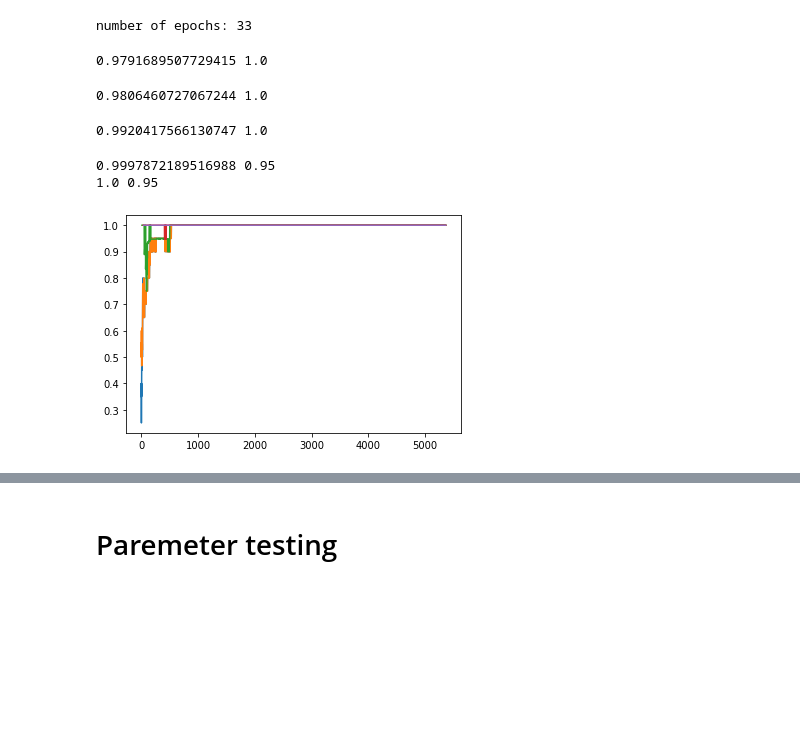
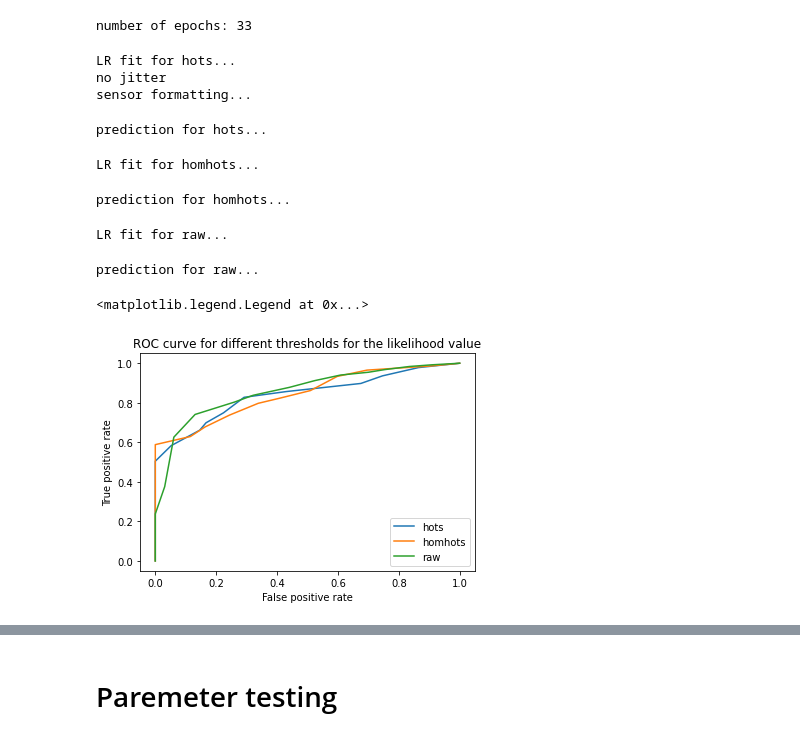
Before and after one commit to SpikeAI/HOTS, a Jupyter notebook: notebooks/RESULTS_02_PokerDVS.ipynb, the cells around one changed output, grey strips where cells are left out. Cells and saved outputs as stored; diff of their text form; code cells hidden in the pictures; blank space fills up the shorter version.

```diff
--- a/notebooks/RESULTS_02_PokerDVS.ipynb
+++ b/notebooks/RESULTS_02_PokerDVS.ipynb
@@ -198,7 +198,13 @@ ds_ev = 1
 # %% [output]
 number of epochs: 33
 # %%
-for name in ['hots','homhots','raw']:
+step = 0.05
+namelist = ['hots','homhots','raw']
+mean_acc = np.zeros([3,len(np.arange(0,1,step))])
+true_positive = np.zeros([3,len(np.arange(0,1,step))])
+false_positive = np.zeros([3,len(np.arange(0,1,step))])
+
+for namnum, name in enumerate(namelist):
     f_name = f'{record_path}{timestr}_LR_results_{name}_{nbclust}_{nb_train}_{nb_test}_{ds_ev}.pkl'
     if isfile(f_name):
         with open(f_name, 'rb') as file:
@@ -210,15 +216,35 @@ for name in ['hots','homhots','raw']:
         likelihood, true_target = predict_data(model,name,timestr,record_path,filt,tau,R,nbclust,sigma, homeinv,jitter,dataset,nb_test,ds_ev,jitonic=jitonic,subset_size=nb_test,num_workers=num_workers, verbose=False)
         with open(f_name, 'wb') as file:
             pickle.dump([likelihood, true_target], file, pickle.HIGHEST_PROTOCOL)
+
+    thresnum = 0
+    for thres in np.arange(0,1,step):
+        meanac, onlinac, lastac, truepos, falsepos = classification_results(likelihood, true_target, thres, nb_test)
+        mean_acc[namnum,thresnum] = meanac
+        true_positive[namnum,thresnum] = truepos
+        false_positive[namnum,thresnum] = falsepos
+        thresnum+=1
+# %% [output]
+LR fit for hots...
+no jitter
+sensor formatting...
+prediction for hots...
+LR fit for homhots...
+prediction for homhots...
+LR fit for raw...
+prediction for raw...
-# %%
-for thres in [None, 0.3, 0.6, 0.9, 0.95]:
-    meanac, onlinac, lastac = classification_results(likelihood, true_target, thres, nb_test)
-    print(meanac,lastac)
-    plt.plot(onlinac)
-# %% [output]
-0.9791689507729415 1.0
-0.9806460727067244 1.0
-0.9920417566130747 1.0
-0.9997872189516988 0.95
-1.0 0.95
-[figure, removed]
+# %%
+def norm(x):
+    x = np.array(x)
+    x = (x-min(x))/(max(x)-min(x))
+    return x
+# %%
+for i in range(3):
+    plt.plot(norm(false_positive[i,:]), norm(true_positive[i,:]), label=namelist[i]);
+plt.title('ROC curve for different thresholds for the likelihood value');
+plt.xlabel('False positive rate');
+plt.ylabel('True positive rate');
+plt.legend()
+# %% [output]
+<matplotlib.legend.Legend at 0x...>
+[figure, added]
```
Also changed, not shown: parts of 9 cells of this notebook, 1 other file.
